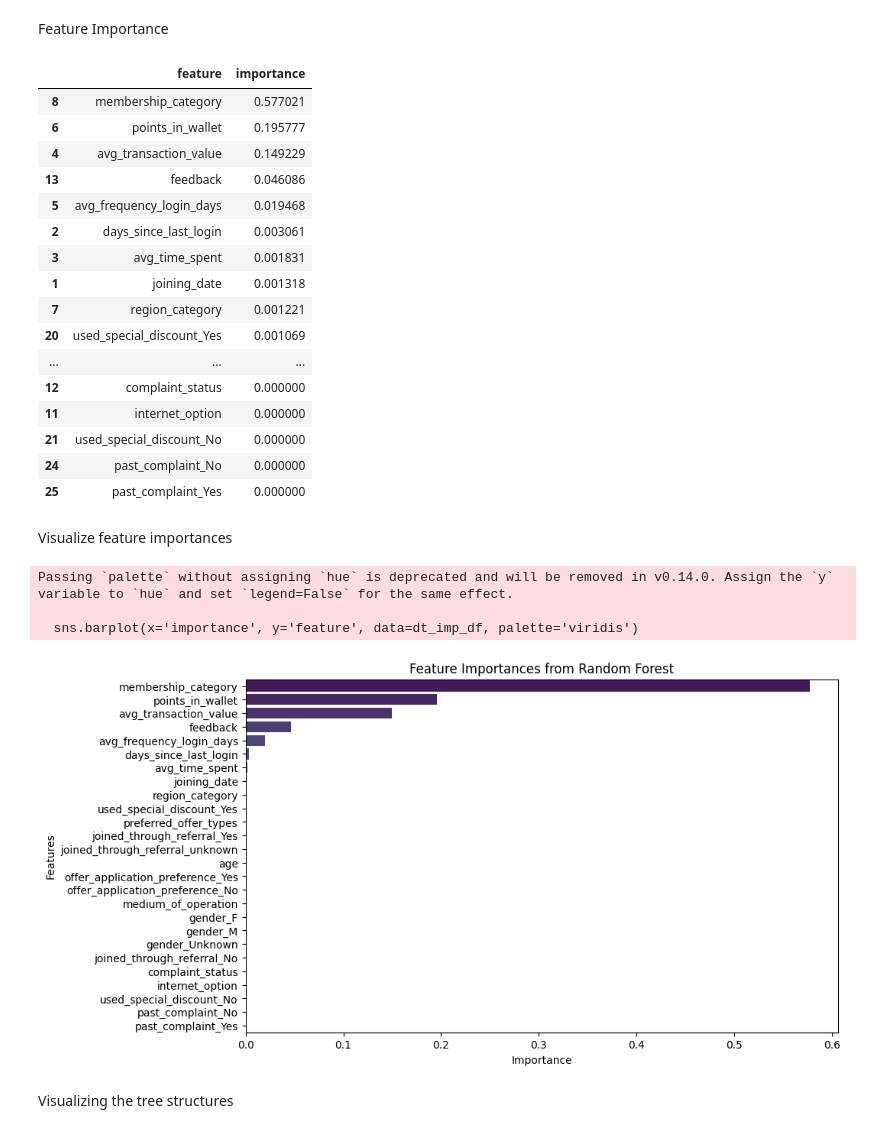
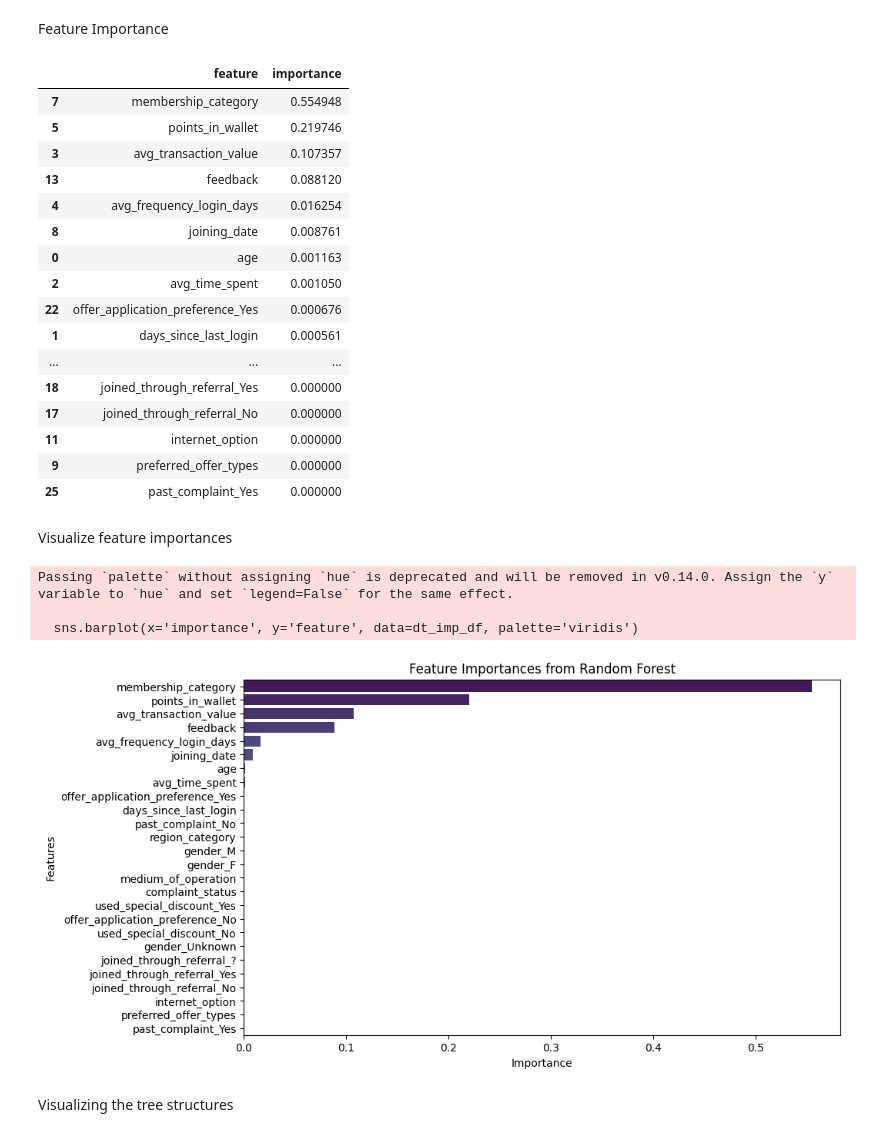
Before and after one commit to IainHenn/Customer-Churn, a Jupyter notebook: week3_model_building.ipynb, the cells around one changed output. Cells and saved outputs as stored; diff of their text form; code cells hidden in the pictures.

```diff
--- a/week3_model_building.ipynb
+++ b/week3_model_building.ipynb
@@ -595,28 +604,28 @@ Feature Importance
 # %%
 dt_imp_df = pd.DataFrame(
     {
         'feature': x_train.columns.values.tolist(),
-        'importance': dt.feature_importances_
+        'importance': dt2.feature_importances_
     }
 ).sort_values(by='importance', ascending=False)
 dt_imp_df
 # %% [output]
 |  | feature | importance |
-| 8 | membership_category | 0.577021 |
-| 6 | points_in_wallet | 0.195777 |
-| 4 | avg_transaction_value | 0.149229 |
-| 13 | feedback | 0.046086 |
-| 5 | avg_frequency_login_days | 0.019468 |
-| 2 | days_since_last_login | 0.003061 |
-| 3 | avg_time_spent | 0.001831 |
-| 1 | joining_date | 0.001318 |
-| 7 | region_category | 0.001221 |
-| 20 | used_special_discount_Yes | 0.001069 |
+| 7 | membership_category | 0.554948 |
+| 5 | points_in_wallet | 0.219746 |
+| 3 | avg_transaction_value | 0.107357 |
+| 13 | feedback | 0.088120 |
+| 4 | avg_frequency_login_days | 0.016254 |
+| 8 | joining_date | 0.008761 |
+| 0 | age | 0.001163 |
+| 2 | avg_time_spent | 0.001050 |
+| 22 | offer_application_preference_Yes | 0.000676 |
+| 1 | days_since_last_login | 0.000561 |
 | ... | ... | ... |
-| 12 | complaint_status | 0.000000 |
+| 18 | joined_through_referral_Yes | 0.000000 |
+| 17 | joined_through_referral_No | 0.000000 |
 | 11 | internet_option | 0.000000 |
-| 21 | used_special_discount_No | 0.000000 |
-| 24 | past_complaint_No | 0.000000 |
+| 9 | preferred_offer_types | 0.000000 |
 | 25 | past_complaint_Yes | 0.000000 |
 # %% [markdown]
 Visualize feature importances
@@ -634,7 +643,7 @@ plt.show()
 Passing `palette` without assigning `hue` is deprecated and will be removed in v0.14.0. Assign the `y` variable to `hue` and set `legend=False` for the same effect.
 
   sns.barplot(x='importance', y='feature', data=dt_imp_df, palette='viridis')
-[figure, old version]
+[figure, new version]
 # %% [markdown]
 Visualizing the tree structures
 # %%
```
Also changed, not shown: parts of 18 cells of this notebook, 7 other files.
